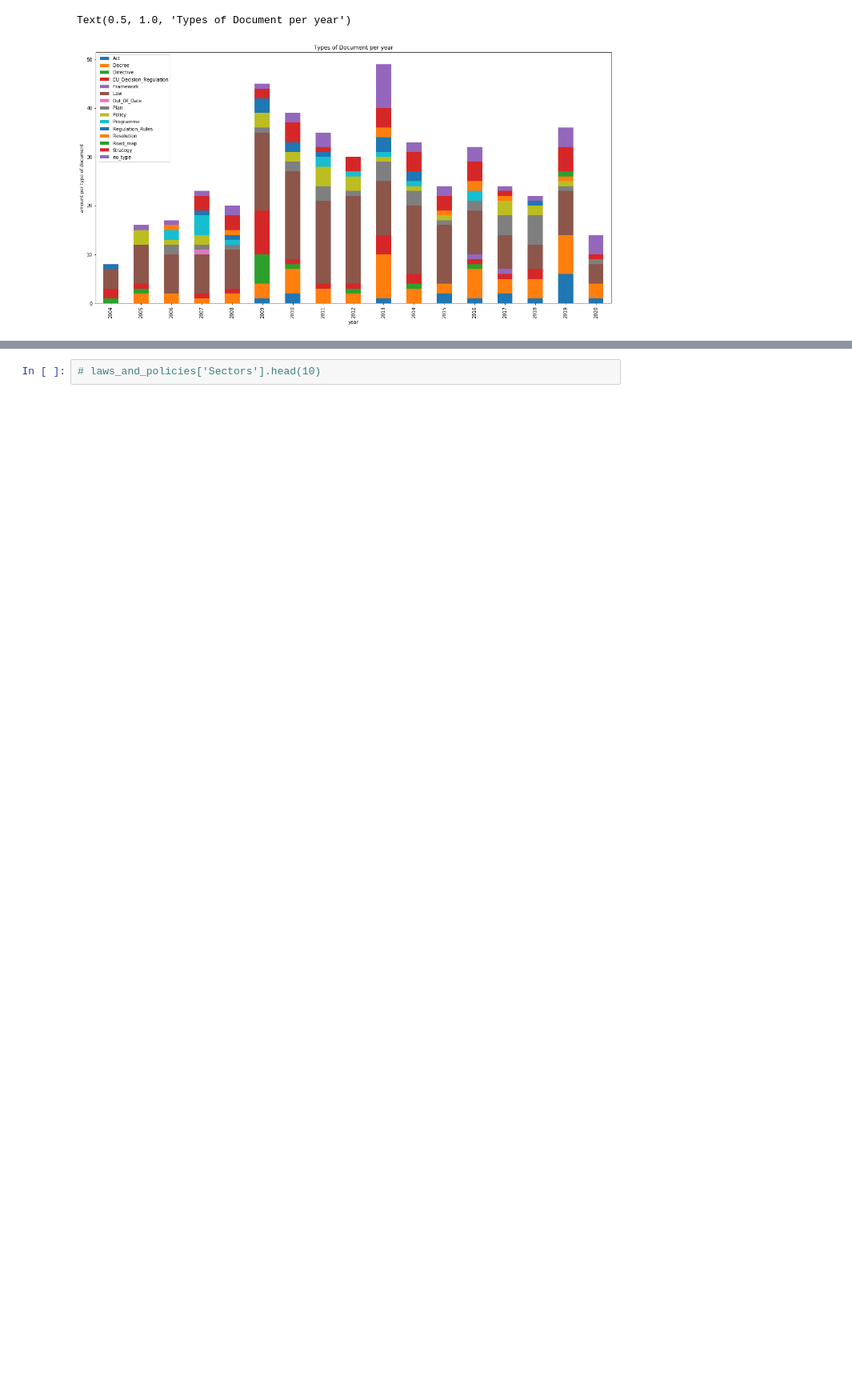
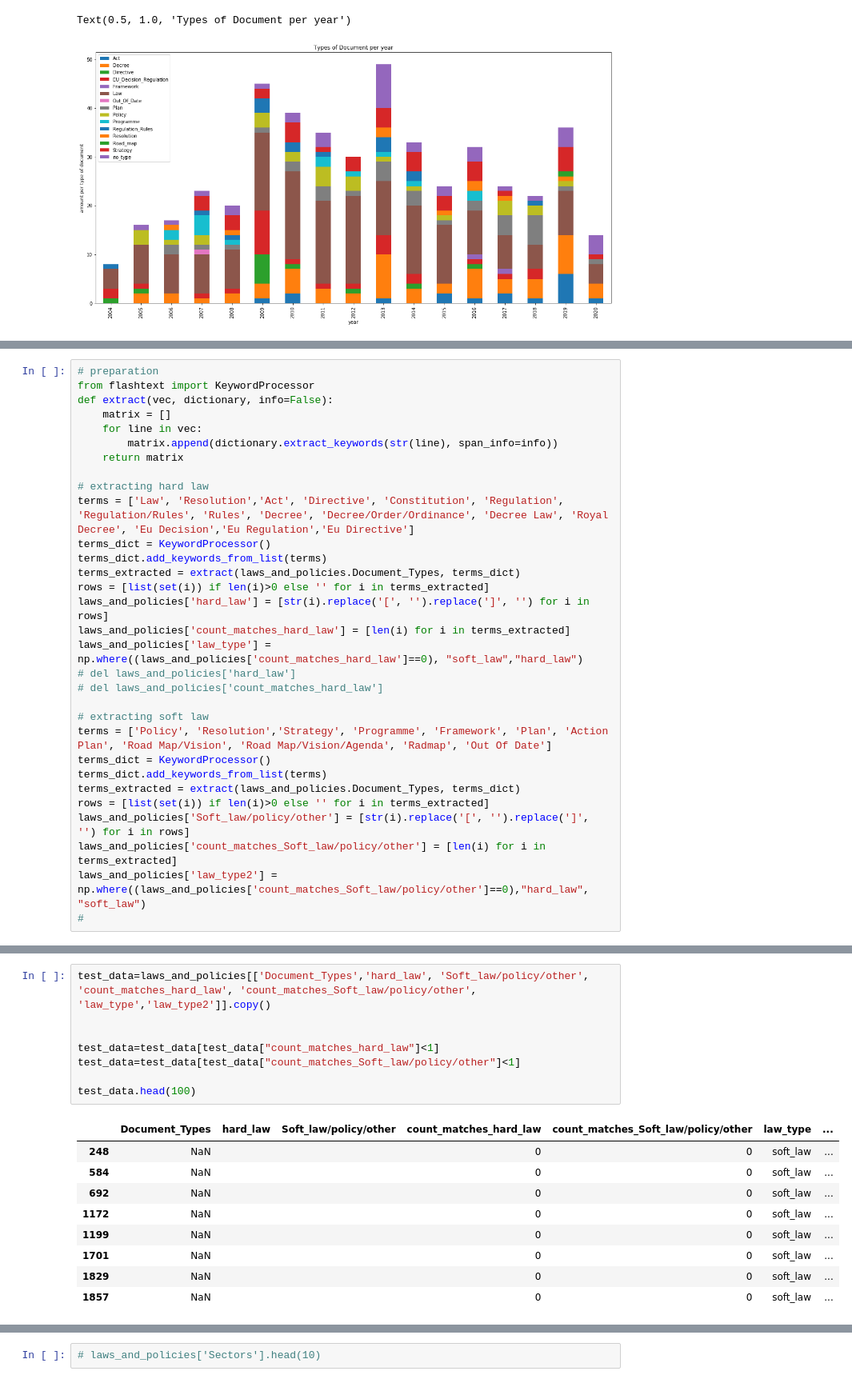
Before and after one commit to pedrohserrano/agritech-policy-data-analysis, a Jupyter notebook: 3) Analysis - Laws and Policies.ipynb, the cells around one changed output, grey strips where cells are left out. Shown at 80% size. Cells and saved outputs as stored; diff of their text form; blank space fills up the shorter version.

```diff
--- a/3) Analysis - Laws and Policies.ipynb
+++ b/3) Analysis - Laws and Policies.ipynb
@@ -300,0 +291,31 @@ Text(0.5, 1.0, 'Types of Document per agriculture and other law')
+# %%
+# preparation
+from flashtext import KeywordProcessor
+def extract(vec, dictionary, info=False):
+    matrix = []
+    for line in vec:
+        matrix.append(dictionary.extract_keywords(str(line), span_info=info))
+    return matrix
+
+# extracting hard law
+terms = ['Law', 'Resolution','Act', 'Directive', 'Constitution', 'Regulation', 'Regulation/Rules', 'Rules', 'Decree', 'Decree/Order/Ordinance', 'Decree Law', 'Royal Decree', 'Eu Decision','Eu Regulation','Eu Directive']
+terms_dict = KeywordProcessor()
+terms_dict.add_keywords_from_list(terms)
+terms_extracted = extract(laws_and_policies.Document_Types, terms_dict)
+rows = [list(set(i)) if len(i)>0 else '' for i in terms_extracted]
+laws_and_policies['hard_law'] = [str(i).replace('[', '').replace(']', '') for i in rows]
+laws_and_policies['count_matches_hard_law'] = [len(i) for i in terms_extracted]
+laws_and_policies['law_type'] = np.where((laws_and_policies['count_matches_hard_law']==0), "soft_law","hard_law")
+# del laws_and_policies['hard_law']
+# del laws_and_policies['count_matches_hard_law']
+
+# extracting soft law
+terms = ['Policy', 'Resolution','Strategy', 'Programme', 'Framework', 'Plan', 'Action Plan', 'Road Map/Vision', 'Road Map/Vision/Agenda', 'Radmap', 'Out Of Date']
+terms_dict = KeywordProcessor()
+terms_dict.add_keywords_from_list(terms)
+terms_extracted = extract(laws_and_policies.Document_Types, terms_dict)
+rows = [list(set(i)) if len(i)>0 else '' for i in terms_extracted]
+laws_and_policies['Soft_law/policy/other'] = [str(i).replace('[', '').replace(']', '') for i in rows]
+laws_and_policies['count_matches_Soft_law/policy/other'] = [len(i) for i in terms_extracted]
+laws_and_policies['law_type2'] = np.where((laws_and_policies['count_matches_Soft_law/policy/other']==0),"hard_law", "soft_law")
+#
@@ -301,3 +330,21 @@ Text(0.5, 1.0, 'Types of Document per agriculture and other law')
+# %%
+test_data=laws_and_policies[['Document_Types','hard_law', 'Soft_law/policy/other', 'count_matches_hard_law', 'count_matches_Soft_law/policy/other', 'law_type','law_type2']].copy()
+
+
+test_data=test_data[test_data["count_matches_hard_law"]<1]
+test_data=test_data[test_data["count_matches_Soft_law/policy/other"]<1]
+
+test_data.head(100)
+# %% [output]
+|  | Document_Types | hard_law | Soft_law/policy/other | count_matches_hard_law | count_matches_Soft_law/policy/other | law_type | ... |
+| 248 | NaN |  |  | 0 | 0 | soft_law | ... |
+| 584 | NaN |  |  | 0 | 0 | soft_law | ... |
+| 692 | NaN |  |  | 0 | 0 | soft_law | ... |
+| 1172 | NaN |  |  | 0 | 0 | soft_law | ... |
+| 1199 | NaN |  |  | 0 | 0 | soft_law | ... |
+| 1701 | NaN |  |  | 0 | 0 | soft_law | ... |
+| 1829 | NaN |  |  | 0 | 0 | soft_law | ... |
+| 1857 | NaN |  |  | 0 | 0 | soft_law | ... |
 # %% [markdown]
 # Adjusting the dataset
 #### Type of policies
```
Also changed, not shown: parts of 23 cells of this notebook, 6 other files.
